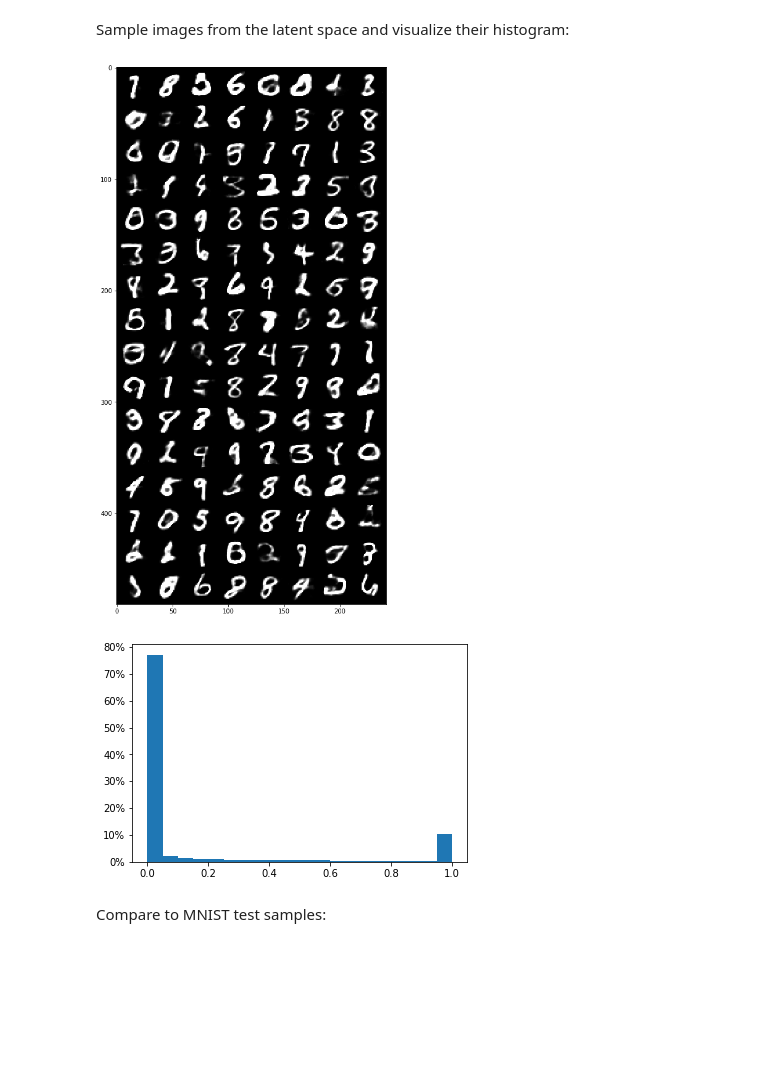
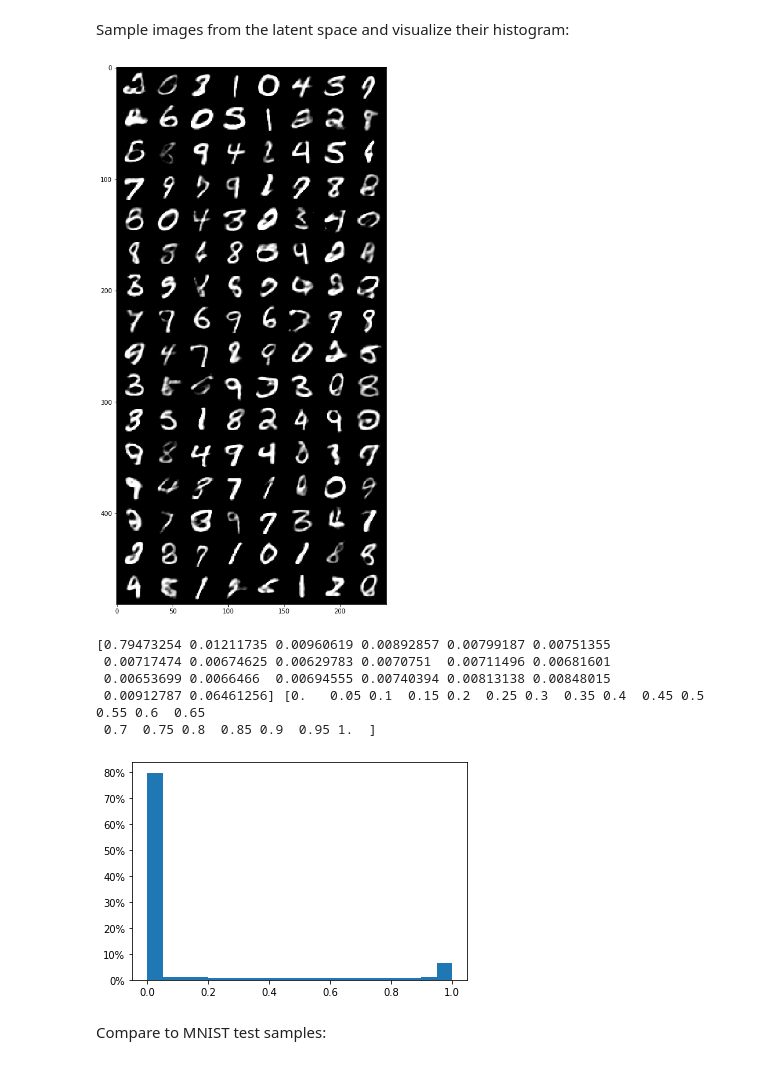
Before and after one commit to BlackHC/ddu_dirty_mnist, a Jupyter notebook: 02_dirtymnist.ipynb, the cells around one changed output. Cells and saved outputs as stored; diff of their text form; code cells hidden in the pictures; blank space fills up the shorter version.

```diff
--- a/02_dirtymnist.ipynb
+++ b/02_dirtymnist.ipynb
@@ -218,25 +225,36 @@ Before we calibrate the VAE properly, we use the following method to post proces
 # %%
 def post_process_amnist(sample):
     unwhitened = unwhiten_mnist(sample)
-    unwhitened = torch.clamp(1.6 * unwhitened, 0, 1) ** 1.2
+    unwhitened = torch.clamp(1.275 * unwhitened - 0.1, 0, 1)
     return unwhitened
 # %% [markdown]
 Sample images from the latent space and visualize their histogram:
+# %%
+def pixel_histogram(samples, num_bins):
+    train_histogram = np.histogram(samples.cpu().flatten().numpy(), bins=num_bins)
+    print(train_histogram[0] / samples.numel(), train_histogram[1])
+    plt.bar(train_histogram[1][:-1], train_histogram[0], align="edge", width=0.05)
+    plt.gca().yaxis.set_major_formatter(PercentFormatter(xmax=samples.numel()))
+    plt.show()
 # %%
 plt.figure(figsize=(8, 16))
 
 with torch.no_grad():
     z = torch.randn(128, 32).cuda()
     # print (z.shape)
     sample = vae.decoder(z).cuda()
     unwhitened = post_process_amnist(sample.view(128, 1, 28, 28))
     show(make_grid(unwhitened, normalize=False, scale_each=False))
     plt.show()
-    plt.hist(unwhitened.cpu().flatten().numpy(), bins=20)
-    plt.gca().yaxis.set_major_formatter(PercentFormatter(xmax=unwhitened.numel()))
+    pixel_histogram(unwhitened, num_bins=20)
 # %% [output]
-[figure, old version]
+[figure, new version]
+[0.79473254 0.01211735 0.00960619 0.00892857 0.00799187 0.00751355
+ 0.00717474 0.00674625 0.00629783 0.0070751  0.00711496 0.00681601
+ 0.00653699 0.0066466  0.00694555 0.00740394 0.00813138 0.00848015
+ 0.00912787 0.06461256] [0.   0.05 0.1  0.15 0.2  0.25 0.3  0.35 0.4  0.45 0.5  0.55 0.6  0.65
+ 0.7  0.75 0.8  0.85 0.9  0.95 1.  ]
-[figure, old version]
+[figure, new version]
 # %% [markdown]
 Compare to MNIST test samples:
 # %%
```
Also changed, not shown: parts of 115 cells of this notebook, 4 other files.
